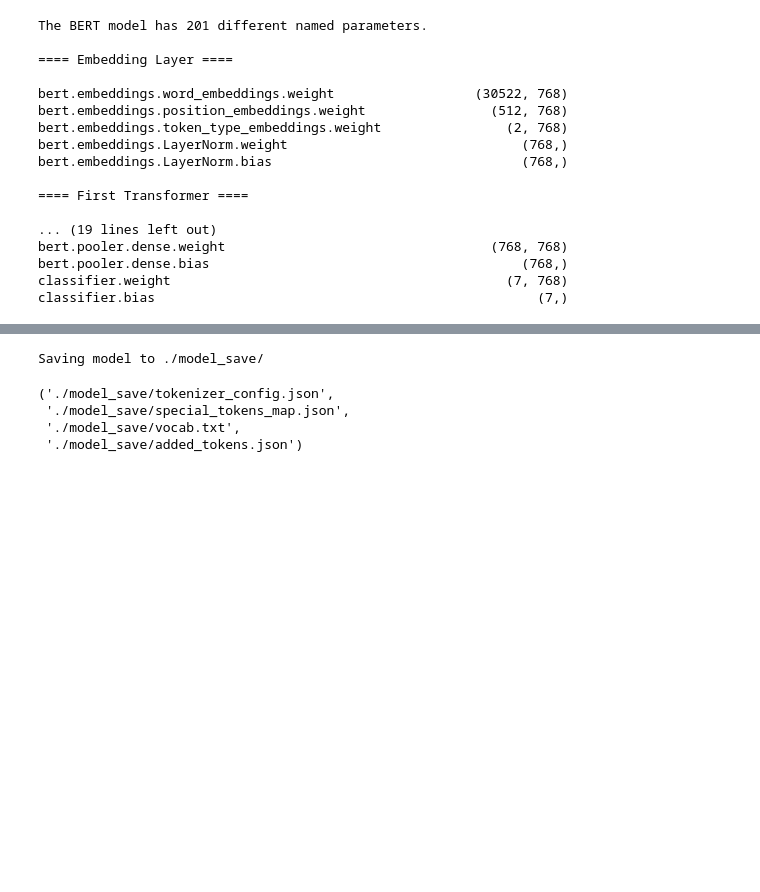
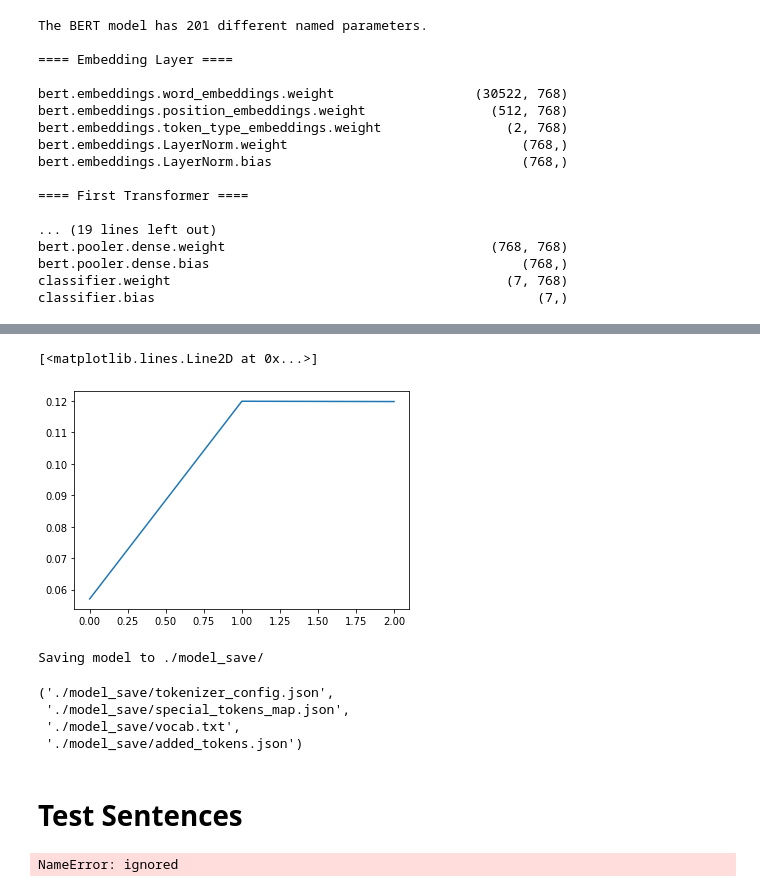
Before and after one commit to Bhanu-py/Sequential-Learning-NLP-BERT, a Jupyter notebook: notebookba8394b608.ipynb, the cells around one changed output, grey strips where cells are left out. Cells and saved outputs as stored; diff of their text form; code cells hidden in the pictures; blank space fills up the shorter version.

```diff
--- a/notebookba8394b608.ipynb
+++ b/notebookba8394b608.ipynb
@@ -256,5 +307,5 @@ train_dataloader = DataLoader(train_data, sampler=train_sampler, batch_size=batc
 # # Create the DataLoader for our validation set.
 validation_data = TensorDataset(validation_inputs, validation_masks, validation_labels)
 validation_sampler = SequentialSampler(validation_data)
-train_dataloader = DataLoader(train_data, sampler=train_sampler, batch_size=batch_size)
+validation_dataloader = DataLoader(validation_data, sampler=validation_sampler, batch_size=batch_size)
 # %%
@@ -437,6 +489,17 @@ next(iter(train_data))
          1, 0, 0, 0, 0, 0, 0, 0, 0, 0, 0, 0, 0, 0, 0, 0, 0, 0, 0, 0, 0, 0, 0, 0,
          0, 0]),
  tensor([0., 0., 0., 0., 0., 1., 0.]))
+# %%
+# Number of training epochs (authors recommend between 2 and 4)
+epochs = 3
+
+# Total number of training steps is number of batches * number of epochs.
+total_steps = len(train_dataloader) * epochs
+
+# Create the learning rate scheduler.
+scheduler = get_linear_schedule_with_warmup(optimizer,
+                                            num_warmup_steps = 0, # Default value in run_glue.py
+                                            num_training_steps = total_steps)
 # %%
 import random
 from tensorflow.python.ops.numpy_ops import np_config
@@ -452,7 +515,7 @@ seed_val = 42
 random.seed(seed_val)
 np.random.seed(seed_val)
 torch.manual_seed(seed_val)
-# torch.cuda.manual_seed_all(seed_val)
+torch.cuda.manual_seed_all(seed_val)
 
 # Store the average loss after each epoch so we can plot them.
 loss_values = []
@@ -502,9 +565,9 @@ for epoch_i in tqdm.tqdm(range(0, epochs)):
         #   [0]: input ids
         #   [1]: attention masks
         #   [2]: labels
-        b_input_ids = batch[0]
-        b_input_mask = batch[1]
-        b_labels = batch[2]
+        b_input_ids = batch[0].to(device)
+        b_input_mask = batch[1].to(device)
+        b_labels = batch[2].to(device)
 
 
         # Always clear any previously calculated gradients before performing a
@@ -580,10 +643,10 @@ for epoch_i in tqdm.tqdm(range(0, epochs)):
     nb_eval_steps, nb_eval_examples = 0, 0
 
     # Evaluate data for one epoch
-    for batch in validation_dataloader:
+    for batch in tqdm.tqdm(validation_dataloader):
 
         # Add batch to GPU
-        batch = tuple(t for t in batch)
+        batch = tuple(t.to(device) for t in batch)
 
         # Unpack the inputs from our dataloader
         b_input_ids, b_input_mask, b_labels = batch
@@ -608,15 +671,17 @@ for epoch_i in tqdm.tqdm(range(0, epochs)):
         logits = outputs[0]
 
         # Move logits and labels to CPU
-        logits = logits.numpy()
-        label_ids = b_labels.numpy()
+        logits = logits.cpu().numpy()
+        label_ids = b_labels.cpu().numpy()
 
+        # print(logits)
+        # print(label_ids)
         # Calculate the accuracy for this batch of test sentences.
-        tmp_eval_accuracy = flat_accuracy(logits, label_ids)
+        tmp_eval_accuracy = flat_accuracy_batch(logits, label_ids)
 
         # Accumulate the total accuracy.
         eval_accuracy += tmp_eval_accuracy
-
+        print(eval_accuracy)
         # Track the number of batches
         nb_eval_steps += 1
 
@@ -644,3 +709,8 @@ Training...
+# %%
+plt.plot(loss_values)
+# %% [output]
+[<matplotlib.lines.Line2D at 0x...>]
+[figure, added]
 # %%
 import os
 
@@ -668,3 +738,9 @@ Saving model to ./model_save/
  './model_save/special_tokens_map.json',
  './model_save/vocab.txt',
  './model_save/added_tokens.json')
+# %% [markdown]
+# Test Sentences
+# %%
+next(iter(prediction_dataloader))
+# %% [output]
+NameError: ignored
```
Also changed, not shown: parts of 30 cells of this notebook.
